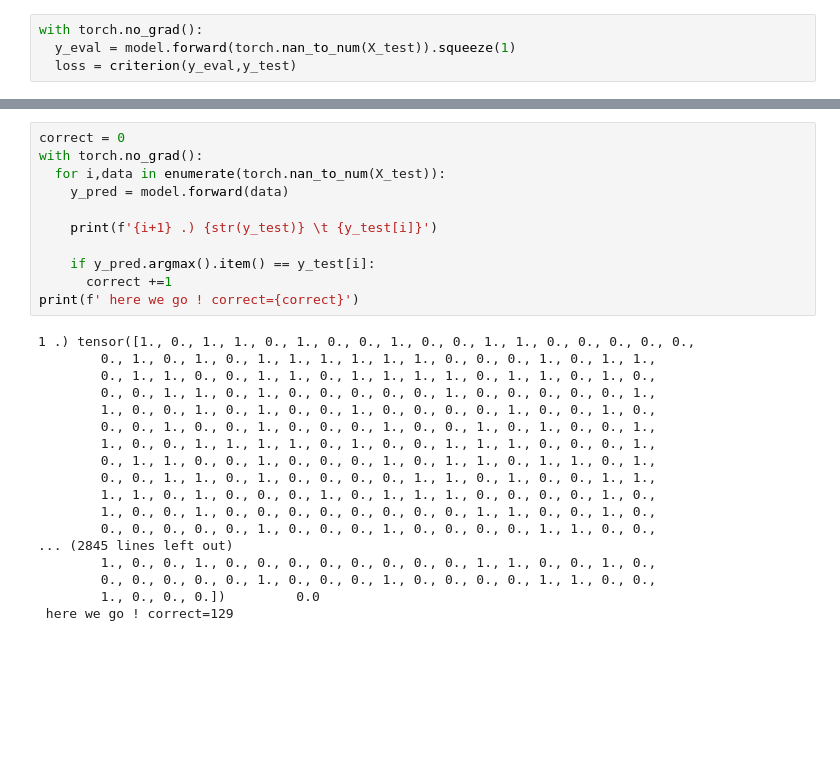
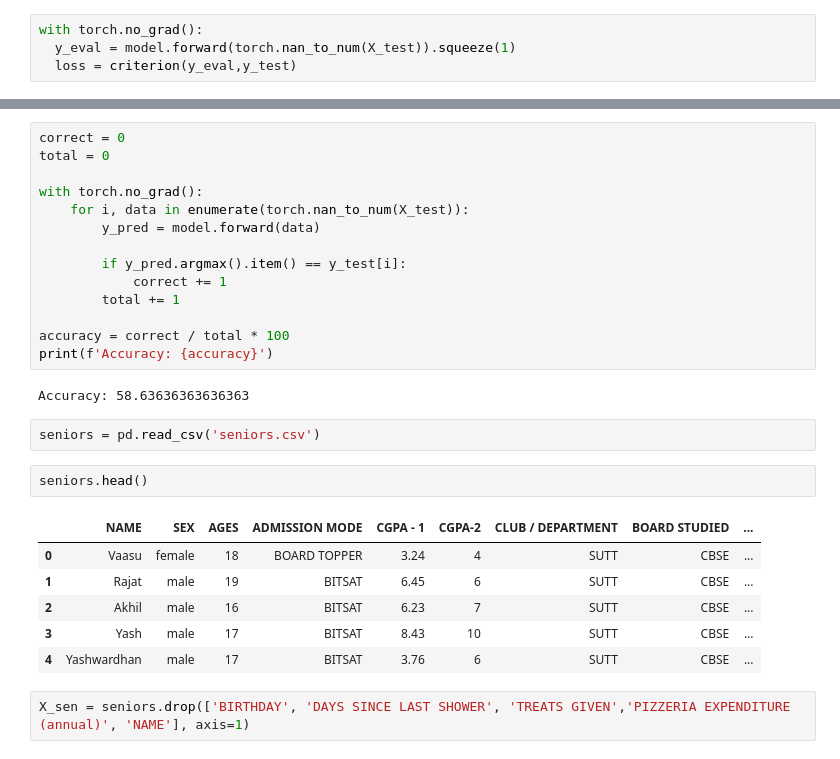
Before and after one commit to JaiVR/suttmltask_1, a Jupyter notebook: suttml_task1_nn.ipynb, the cells around one changed output, grey strips where cells are left out. Drawn from its saved outputs; the diff is of its cells as text; blank space fills up the shorter version.

```diff
--- a/suttml_task1_nn.ipynb
+++ b/suttml_task1_nn.ipynb
@@ -189,29 +173,29 @@ tensor(490.8144)
 # %%
 correct = 0
+total = 0
+
 with torch.no_grad():
-  for i,data in enumerate(torch.nan_to_num(X_test)):
-    y_pred = model.forward(data)
+    for i, data in enumerate(torch.nan_to_num(X_test)):
+        y_pred = model.forward(data)
 
-    print(f'{i+1} .) {str(y_test)} \t {y_test[i]}')
+        if y_pred.argmax().item() == y_test[i]:
+            correct += 1
+        total += 1
 
-    if y_pred.argmax().item() == y_test[i]:
-      correct +=1
-print(f' here we go ! correct={correct}')
+accuracy = correct / total * 100
+print(f'Accuracy: {accuracy}')
 # %% [output]
-1 .) tensor([1., 0., 1., 1., 0., 1., 0., 0., 1., 0., 0., 1., 1., 0., 0., 0., 0., 0.,
-        0., 1., 0., 1., 0., 1., 1., 1., 1., 1., 1., 0., 0., 0., 1., 0., 1., 1.,
-        0., 1., 1., 0., 0., 1., 1., 0., 1., 1., 1., 1., 0., 1., 1., 0., 1., 0.,
-        0., 0., 1., 1., 0., 1., 0., 0., 0., 0., 0., 1., 0., 0., 0., 0., 0., 1.,
-        1., 0., 0., 1., 0., 1., 0., 0., 1., 0., 0., 0., 0., 1., 0., 0., 1., 0.,
-        0., 0., 1., 0., 0., 1., 0., 0., 0., 1., 0., 0., 1., 0., 1., 0., 0., 1.,
-        1., 0., 0., 1., 1., 1., 1., 0., 1., 0., 0., 1., 1., 1., 0., 0., 0., 1.,
-        0., 1., 1., 0., 0., 1., 0., 0., 0., 1., 0., 1., 1., 0., 1., 1., 0., 1.,
-        0., 0., 1., 1., 0., 1., 0., 0., 0., 0., 1., 1., 0., 1., 0., 0., 1., 1.,
-        1., 1., 0., 1., 0., 0., 0., 1., 0., 1., 1., 1., 0., 0., 0., 0., 1., 0.,
-        1., 0., 0., 1., 0., 0., 0., 0., 0., 0., 0., 0., 1., 1., 0., 0., 1., 0.,
-        0., 0., 0., 0., 0., 1., 0., 0., 0., 1., 0., 0., 0., 0., 1., 1., 0., 0.,
-... (2845 lines left out)
-        1., 0., 0., 1., 0., 0., 0., 0., 0., 0., 0., 0., 1., 1., 0., 0., 1., 0.,
-        0., 0., 0., 0., 0., 1., 0., 0., 0., 1., 0., 0., 0., 0., 1., 1., 0., 0.,
-        1., 0., 0., 0.])         0.0
- here we go ! correct=129
+Accuracy: 58.63636363636363
+# %%
+seniors = pd.read_csv('seniors.csv')
+# %%
+seniors.head()
+# %% [output]
+|  | NAME | SEX | AGES | ADMISSION MODE | CGPA - 1 | CGPA-2 | CLUB / DEPARTMENT | BOARD STUDIED | ... |
+| 0 | Vaasu | female | 18 | BOARD TOPPER | 3.24 | 4 | SUTT | CBSE | ... |
+| 1 | Rajat | male | 19 | BITSAT | 6.45 | 6 | SUTT | CBSE | ... |
+| 2 | Akhil | male | 16 | BITSAT | 6.23 | 7 | SUTT | CBSE | ... |
+| 3 | Yash | male | 17 | BITSAT | 8.43 | 10 | SUTT | CBSE | ... |
+| 4 | Yashwardhan | male | 17 | BITSAT | 3.76 | 6 | SUTT | CBSE | ... |
+# %%
+X_sen = seniors.drop(['BIRTHDAY', 'DAYS SINCE LAST SHOWER', 'TREATS GIVEN','PIZZERIA EXPENDITURE (annual)', 'NAME'], axis=1)
```
Also changed, not shown: parts of 20 cells of this notebook.
